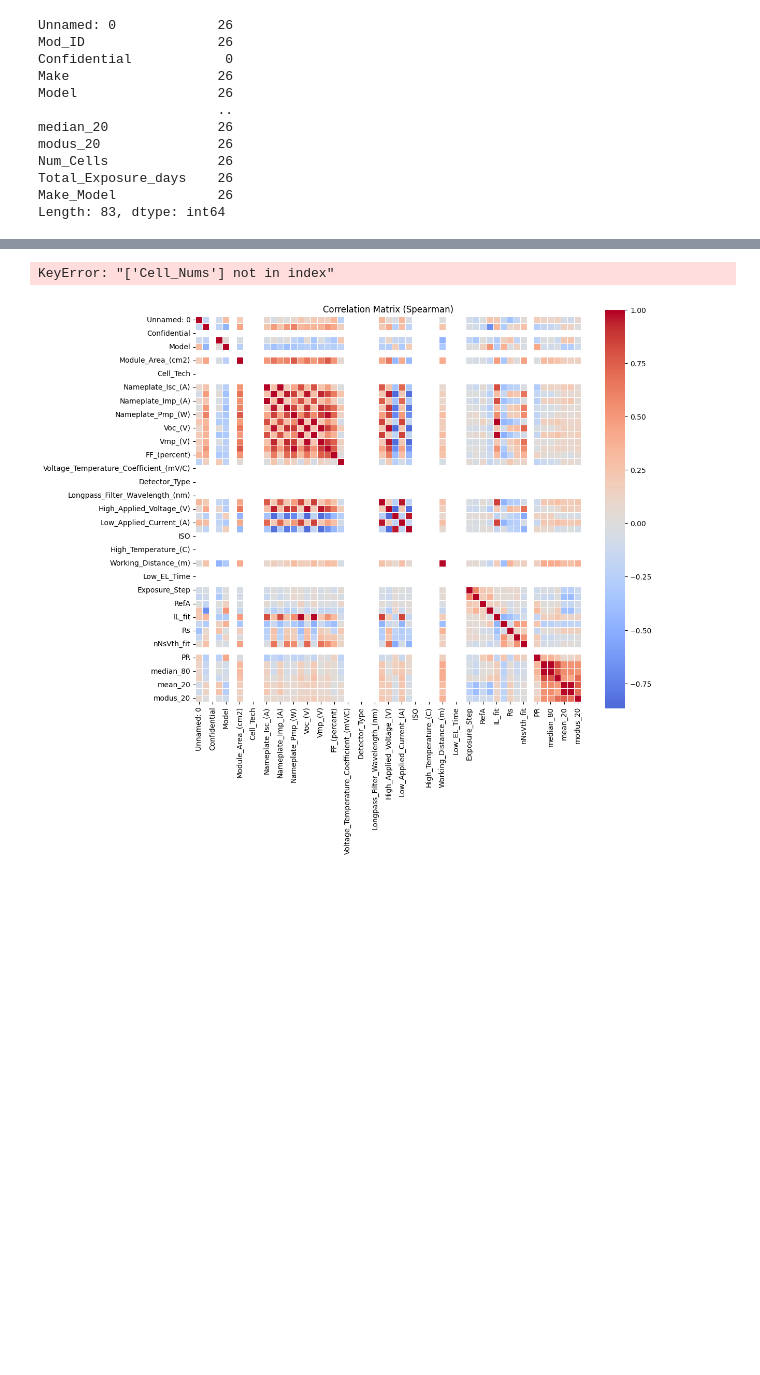
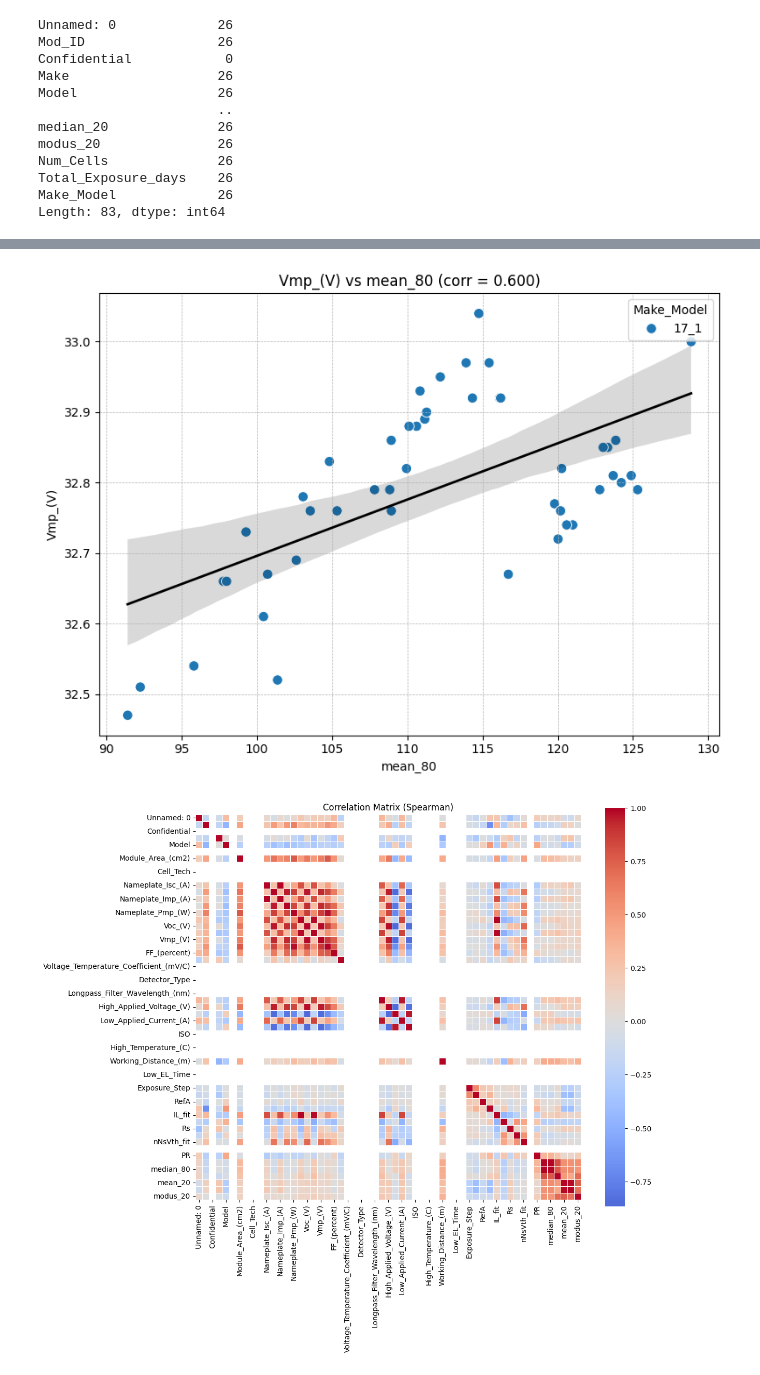
Before and after one commit to Kakozi/kodethesis, a Jupyter notebook: Datavis.ipynb, the cells around one changed output, grey strips where cells are left out. Saved outputs shown, nothing was run; the diff lists cells and outputs as text; code cells hidden in the pictures; blank space fills up the shorter version.

```diff
--- a/Datavis.ipynb
+++ b/Datavis.ipynb
@@ -352,14 +372,14 @@ Length: 83, dtype: int64
 # %%
 plot_scatter(
-    df_final[(df_final['mean_80'] < df_final['Vmp_(V)'].quantile(0.95)) ], #df dengan filter
+    df_final[(df_final['Make_Model'] == '17_1')], #[(df_final['Make_Model'] != '25_4') & (df_final['Make_Model'] != '7_1')], #[(df_final['mean_80'] < df_final['Vmp_(V)'].quantile(0.95)) ], #df dengan filter
     x_axis='mean_80',
     y_axis='Vmp_(V)',
-    different_color='Cell_Nums',
+    different_color='Make_Model',
     log_x=False,
     log_y=False
 )
 # %% [output]
-KeyError: "['Cell_Nums'] not in index"
+[figure, added]
 # %%
 import plotly.express as px
 import nbformat as nb
```
Also changed, not shown: parts of 1 cell of this notebook, 2 other files.
